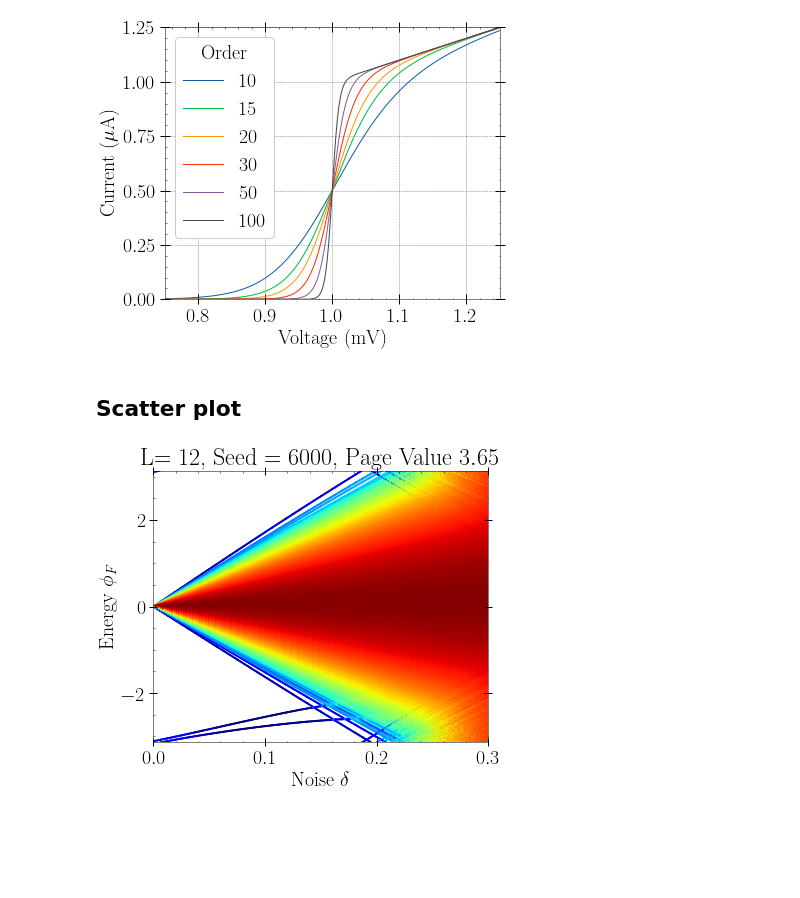
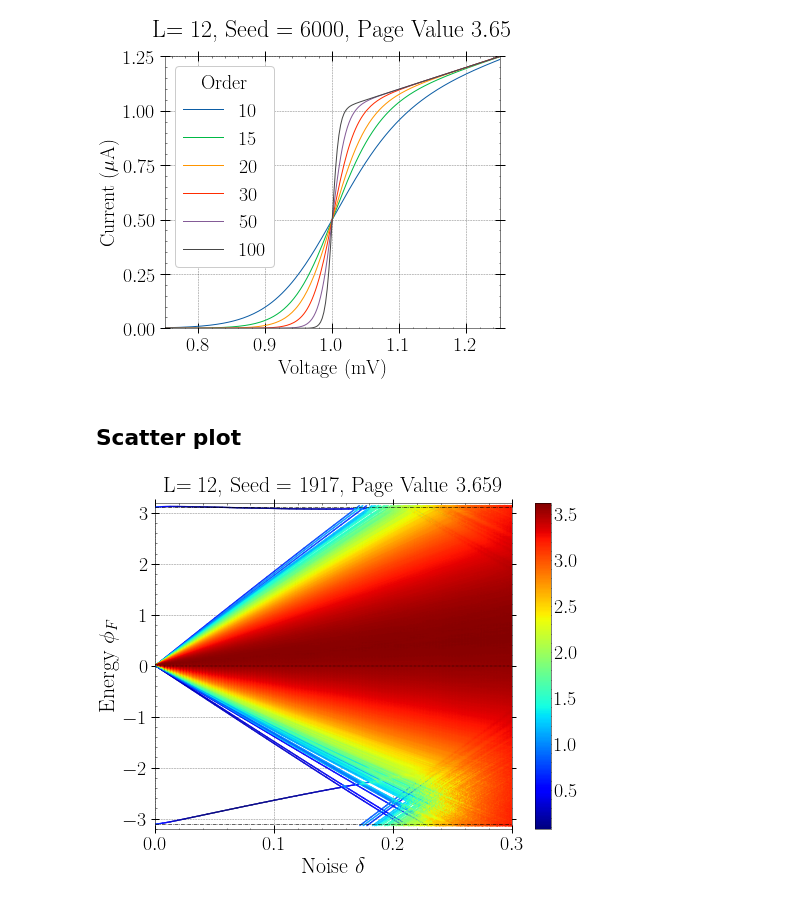
Before and after one commit to psasanka1729/my_matplotlib_plot, a Jupyter notebook: matplotlib_latex_plot_science.ipynb, the cells around one changed output. Drawn from its saved outputs; the diff is of its cells as text; code cells hidden in the pictures; blank space fills up the shorter version.

```diff
--- a/matplotlib_latex_plot_science.ipynb
+++ b/matplotlib_latex_plot_science.ipynb
@@ -1,62 +1,72 @@
 # %%
 import os
 os.environ["PATH"] += os.pathsep + '/Library/TeX/texbin'
 import numpy as np
 import matplotlib.pyplot as plt
 
 def model(x, p):
     return x ** (2 * p + 1) / (1 + x ** (2 * p))
 
 
 pparam = dict(xlabel='Voltage (mV)', ylabel='Current ($\mu$A)')
 
 x = np.linspace(0.75, 1.25, 201)
-font = {#'family' : 'Helvetica',
-        #'weight' : 'bold',
-        'size'   : 20}
 
 plt.rc('font', **font)
 
 with plt.style.context(['science','grid']):
     fig, ax = plt.subplots(figsize=(6, 5))
     for p in [10, 15, 20, 30, 50, 100]:
         ax.plot(x, model(x, p), label=p)
     ax.legend(title='Order')
     ax.autoscale(tight=True)
     ax.set(**pparam)
+    ax.set_title(r"L$=12$, Seed = $6000$, Page Value $3.65$", pad=20)
     ax.tick_params(axis="x", direction="inout", length=10, width=1, color="k")
     ax.tick_params(axis="y", direction="inout", length=10, width=1, color="k")
     #fig.savefig('figures/fig1.pdf')
     #fig.savefig('fig1.jpg', dpi=600)
 # %% [output]
-[figure, old version]
+[figure, new version]
 # %% [markdown]
 ## Scatter plot
 # %%
-X,Y,W = np.loadtxt('plot_data_12_6000.txt',delimiter = '\t', unpack=True)
+import os
+os.environ["PATH"] += os.pathsep + '/Library/TeX/texbin'
+import numpy as np
+import matplotlib.pyplot as plt
+L = 12
+SEED = 1917
+X,Y,W = np.loadtxt('plot_data_'+str(L)+'_'+str(SEED)+'.txt',delimiter = '\t', unpack=True)
 x = X.tolist() # delta
 y = Y.tolist() # energy
 w = W.tolist() # entropy
-with plt.style.context(['science', 'scatter']):
-    fig, ax = plt.subplots(figsize=(6, 5))
+Page_value = str(np.around((L/2)*np.log(2)-0.5,3))
+with plt.style.context(['science', 'scatter','grid']):
+    fig, ax = plt.subplots(figsize=(8, 6))
     #ax.plot([-2, 2], [-2, 2], 'k--')
     #ax.fill_between([-2, 2], [-2.2, 1.8], [-1.8, 2.2],
                     #color='dodgerblue', alpha=0.2, lw=0)
-    plt.scatter(x, y, c=w, cmap='jet', s=1)
-    #lgd = r"L$=12$, Seed = $6000$, Page Value $3.65$"
+    plt.scatter(x, y, c=w, cmap='jet', s=0.1)
+    #lgd = r"L$=12$"
     #ax.legend(title=lgd, loc=4, ncol=1)
-    ax.set_title(r"L$=12$, Seed = $6000$, Page Value $3.65$")
+    ax.set_title(r"L$="+str(L)+"$, Seed = $"+str(SEED)+"$, Page Value $"+str(Page_value)
+                 +"$",size=22, pad=10)
     xlbl = r"Noise $\delta$"
     ylbl = r"Energy $\phi_{F}$"
-    ax.set_xlabel(xlbl)
-    ax.set_ylabel(ylbl)
+    ax.set_xlabel(xlbl,size = 22)
+    ax.set_ylabel(ylbl,size = 22)
     ax.set_xlim([0, 0.3])
-    ax.set_ylim([-3.14, 3.14])
+    ax.set_ylim([-3.2, 3.2])
     #ax = f.gca()
     ax.tick_params(axis="x", direction="inout", length=8, width=1, color="k")
     ax.tick_params(axis="y", direction="inout", length=8, width=1, color="k")
-    #fig.set_size_inches(6, 4)
+    plt.axhline(y=3.11034138188, color='k', linestyle='dashdot',linewidth = 0.6)
+    plt.axhline(y=-3.11034138188, color='k', linestyle='dashdot',linewidth = 0.6)
+    plt.axhline(y=0, color='k', linestyle='dashdot',linewidth = 0.4)
+    plt.colorbar(orientation="vertical").set_label(label='',
+                                                   size=15,labelpad=10)
     #fig.savefig('figures/fig3.pdf')
-    fig.savefig('energy_noise_12_6000.jpg', dpi=600)
+    fig.savefig('energy_noise_'+str(L)+'_'+str(SEED)+'.jpg', dpi=600)
 # %% [output]
-[figure, old version]
+[figure, new version]
```
Also changed, not shown: parts of 2 cells of this notebook.
